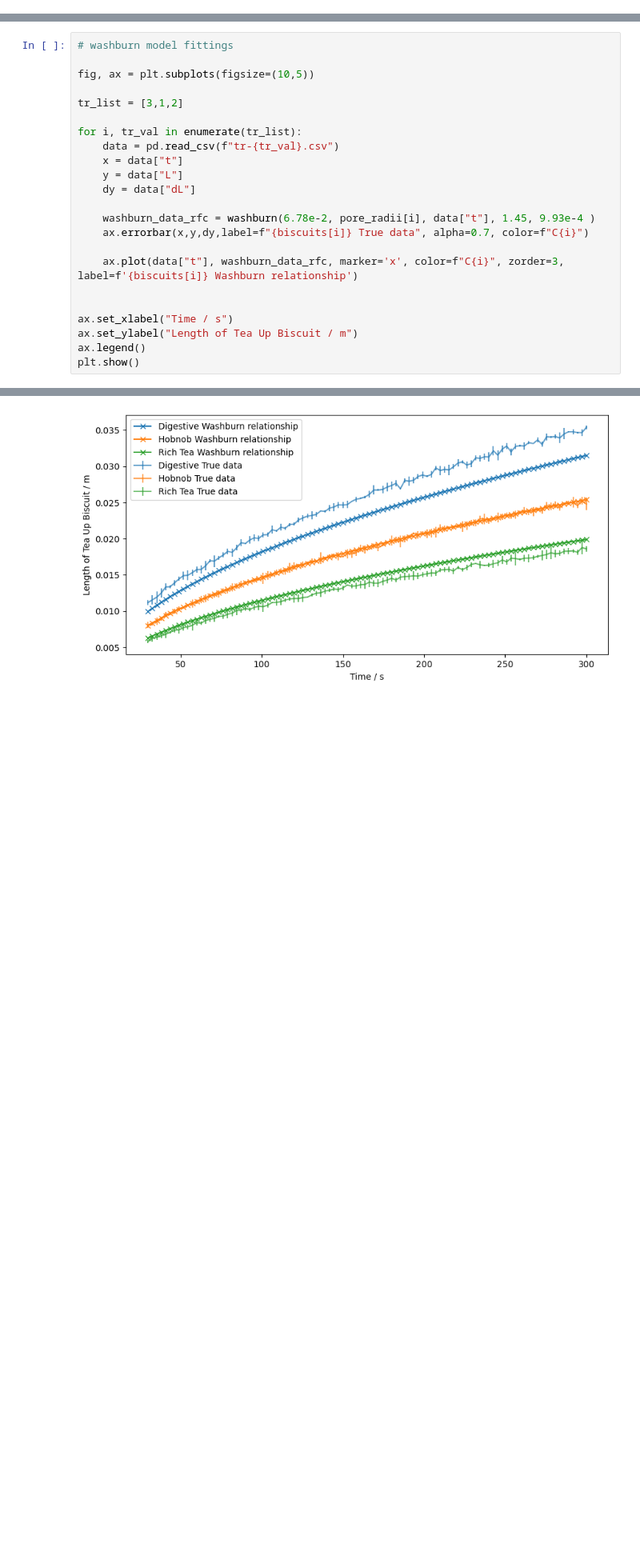
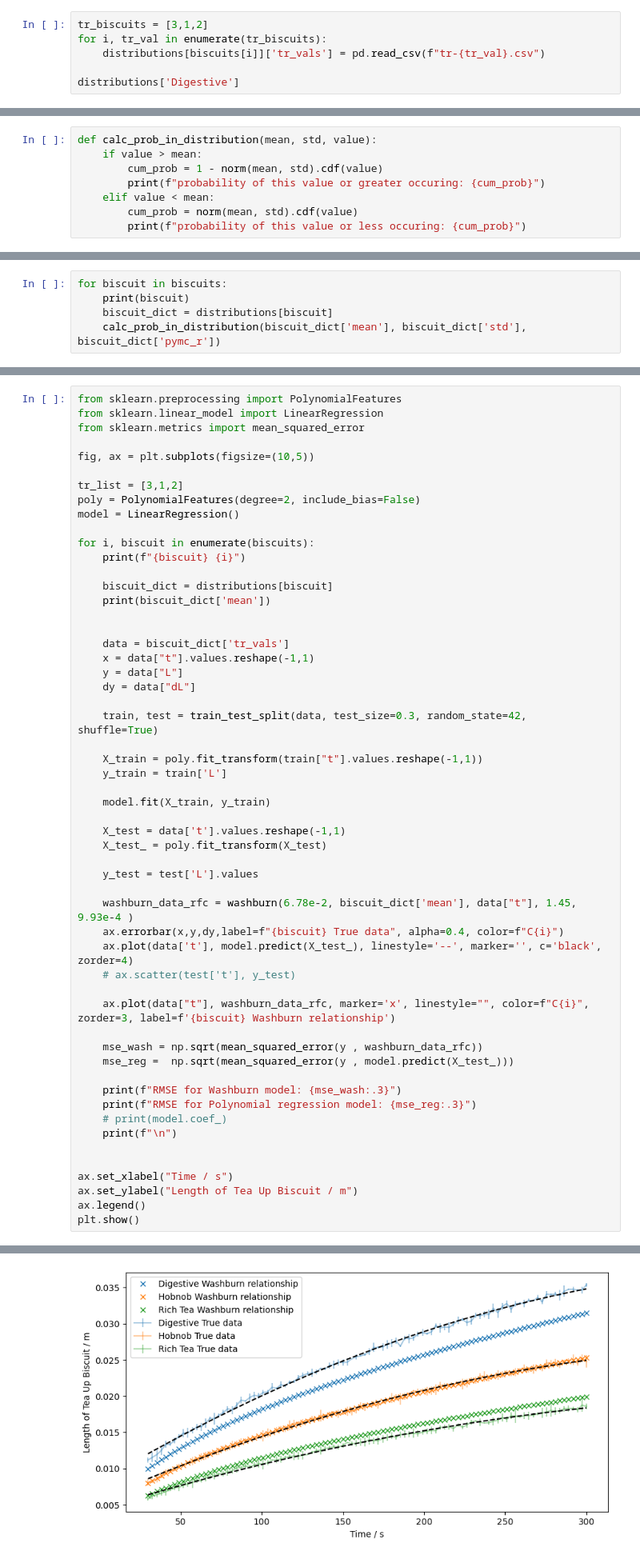
Before and after one commit to M4ffff/ML_biscuit_analysis, a Jupyter notebook: initial.ipynb, the cells around one changed output, grey strips where cells are left out. Shown at 80% size. Cells and saved outputs as stored; diff of their text form; blank space fills up the shorter version.

```diff
--- a/initial.ipynb
+++ b/initial.ipynb
@@ -524,3 +515,9 @@ ax.legend()
 # %% [output]
 <matplotlib.legend.Legend at 0x...>
 [figure]
+# %%
+tr_biscuits = [3,1,2]
+for i, tr_val in enumerate(tr_biscuits):
+    distributions[biscuits[i]]['tr_vals'] = pd.read_csv(f"tr-{tr_val}.csv")
+
+distributions['Digestive']
@@ -601,0 +672,8 @@ pore_radii
+# %%
+def calc_prob_in_distribution(mean, std, value):
+    if value > mean:
+        cum_prob = 1 - norm(mean, std).cdf(value)
+        print(f"probability of this value or greater occuring: {cum_prob}")
+    elif value < mean:
+        cum_prob = norm(mean, std).cdf(value)
+        print(f"probability of this value or less occuring: {cum_prob}")
@@ -601,0 +700,5 @@ pore_radii
+# %%
+for biscuit in biscuits:
+    print(biscuit)
+    biscuit_dict = distributions[biscuit]
+    calc_prob_in_distribution(biscuit_dict['mean'], biscuit_dict['std'], biscuit_dict['pymc_r'])
@@ -602,20 +736,52 @@ pore_radii
 # %%
-# washburn model fittings
+from sklearn.preprocessing import PolynomialFeatures
+from sklearn.linear_model import LinearRegression
+from sklearn.metrics import mean_squared_error
 
 fig, ax = plt.subplots(figsize=(10,5))
 
 tr_list = [3,1,2]
+poly = PolynomialFeatures(degree=2, include_bias=False)
+model = LinearRegression()
 
-for i, tr_val in enumerate(tr_list):
-    data = pd.read_csv(f"tr-{tr_val}.csv")
-    x = data["t"]
+for i, biscuit in enumerate(biscuits):
+    print(f"{biscuit} {i}")
+
+    biscuit_dict = distributions[biscuit]
+    print(biscuit_dict['mean'])
+
+
+    data = biscuit_dict['tr_vals']
+    x = data["t"].values.reshape(-1,1)
     y = data["L"]
     dy = data["dL"]
 
-    washburn_data_rfc = washburn(6.78e-2, pore_radii[i], data["t"], 1.45, 9.93e-4 )
-    ax.errorbar(x,y,dy,label=f"{biscuits[i]} True data", alpha=0.7, color=f"C{i}")
+    train, test = train_test_split(data, test_size=0.3, random_state=42, shuffle=True)
 
-    ax.plot(data["t"], washburn_data_rfc, marker='x', color=f"C{i}", zorder=3, label=f'{biscuits[i]} Washburn relationship')
+    X_train = poly.fit_transform(train["t"].values.reshape(-1,1))
+    y_train = train['L']
+
+    model.fit(X_train, y_train)
+
+    X_test = data['t'].values.reshape(-1,1)
+    X_test_ = poly.fit_transform(X_test)
+
+    y_test = test['L'].values
+
+    washburn_data_rfc = washburn(6.78e-2, biscuit_dict['mean'], data["t"], 1.45, 9.93e-4 )
+    ax.errorbar(x,y,dy,label=f"{biscuit} True data", alpha=0.4, color=f"C{i}")
+    ax.plot(data['t'], model.predict(X_test_), linestyle='--', marker='', c='black', zorder=4)
+    # ax.scatter(test['t'], y_test)
+
+    ax.plot(data["t"], washburn_data_rfc, marker='x', linestyle="", color=f"C{i}", zorder=3, label=f'{biscuit} Washburn relationship')
+
+    mse_wash = np.sqrt(mean_squared_error(y , washburn_data_rfc))
+    mse_reg =  np.sqrt(mean_squared_error(y , model.predict(X_test_)))
+
+    print(f"RMSE for Washburn model: {mse_wash:.3}")
+    print(f"RMSE for Polynomial regression model: {mse_reg:.3}")
+    # print(model.coef_)
+    print(f"\n")
 
 
 ax.set_xlabel("Time / s")
@@ -626 +808 @@ plt.show()
-[figure, old version]
+[figure, new version]
```
Also changed, not shown: parts of 57 cells of this notebook.
